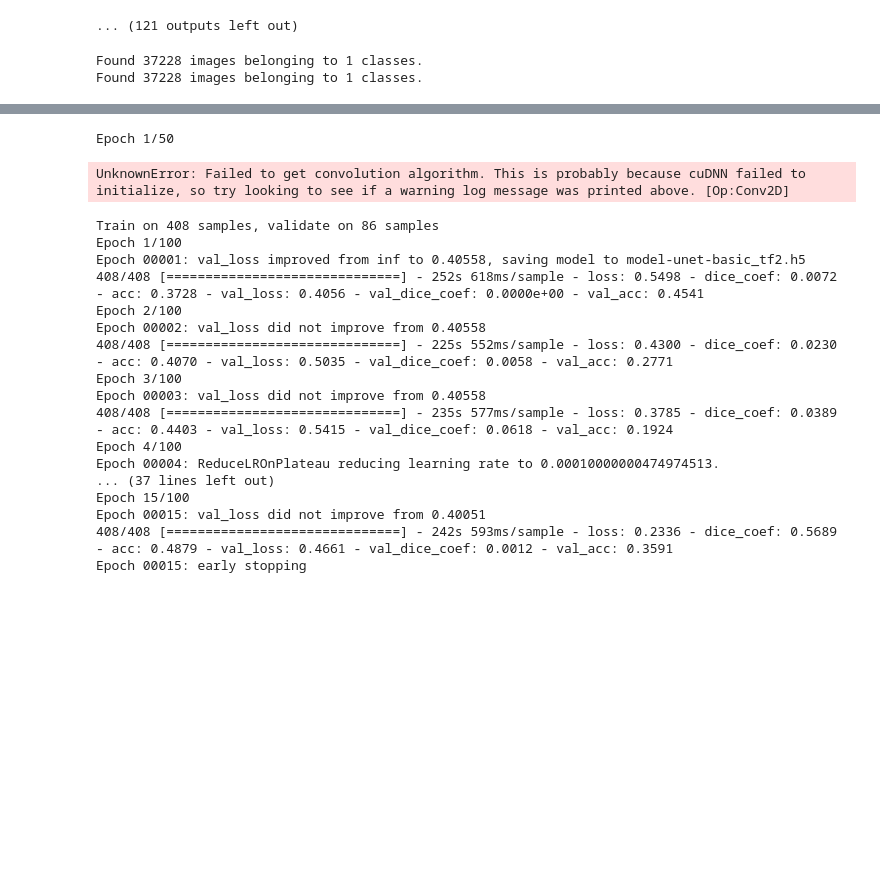
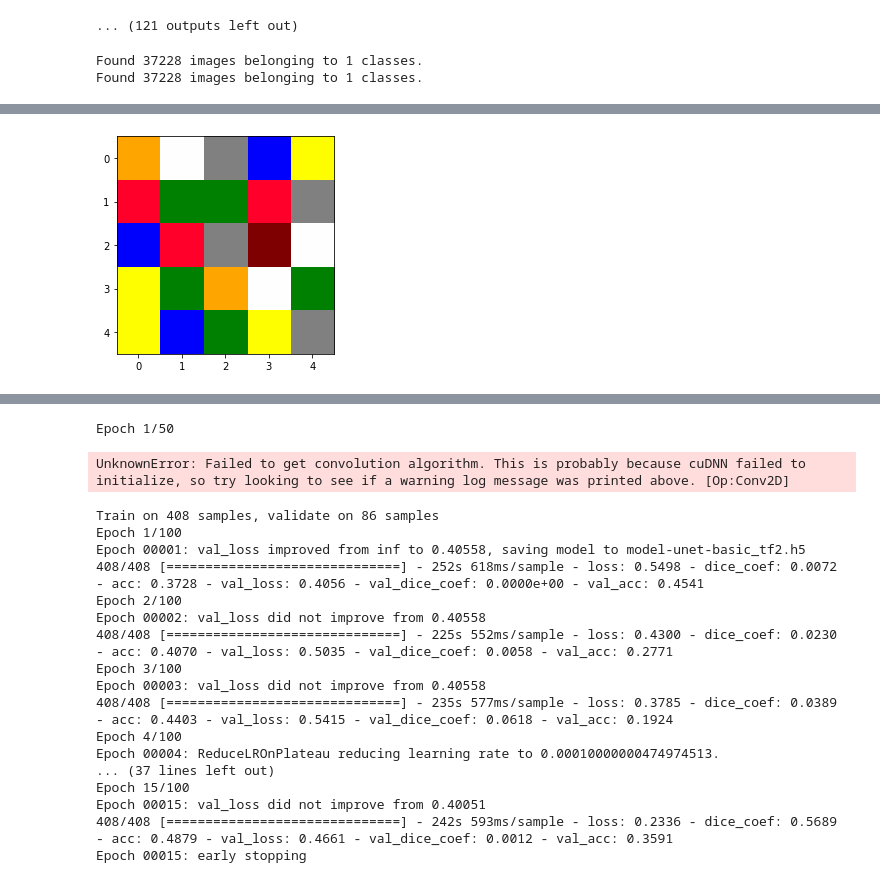
Before and after one commit to 785pavan/DLforWallCharacteristics, a Jupyter notebook: model_basic/TF2.0ModelWithGen_mark042.ipynb, the cells around one changed output, grey strips where cells are left out. Drawn from its saved outputs; the diff is of its cells as text; code cells hidden in the pictures; blank space fills up the shorter version.

```diff
--- a/model_basic/TF2.0ModelWithGen_mark042.ipynb
+++ b/model_basic/TF2.0ModelWithGen_mark042.ipynb
@@ -194,0 +240,21 @@ for i in range(0,5):
+# %%
+n_colors = 10
+# %%
+def preprossesing_image(image, is_image_name=True):
+    ''' takes either image filename or file itself and returns a ndarray and width and height
+
+    @params: image = filename or image
+             is_image_name = True is its a filename or
+                             False if passing image directly'''
+    if is_image_name:
+        image = Image.open(image)
+    if not type(image).__module__ == np.__name__:
+        if image.mode in ('RGBA', 'LA'):
+            background = Image.new(image.mode[:-1], image.size, (255,255,255))
+            background.paste(image, image.split()[-1])
+            image = background
+        image = np.array(image, dtype=np.float64)/255.
+    w, h, d = original_shape = image.shape
+    assert d == 3
+    image_array = np.reshape(image, (w*h, d))
+    return image_array, w, h
@@ -194,0 +277,6 @@ for i in range(0,5):
+# %%
+t0 = time()
+color_palette_2, w, h = preprossesing_image(r'/data/student/github/DLforWallCharacteristics/color_palette_2.jpg')
+kmeans_color_palette_2 = KMeans(n_clusters=n_colors, random_state=42).fit(color_palette_2)
+print('done in %0.3fs. ' % (time() - t0))
+print(kmeans_color_palette_2.cluster_centers_)
@@ -194,0 +370,2 @@ for i in range(0,5):
+# %%
+colors = np.uint8(kmeans_color_palette_2.cluster_centers_*255)
@@ -194,0 +385,5 @@ for i in range(0,5):
+# %%
+indices = np.random.randint(0, len(colors), size= (5,5))
+plt.imshow(colors[indices]);
+# %% [output]
+[figure, added]
```
Also changed, not shown: parts of 32 cells of this notebook, 1 other file.
